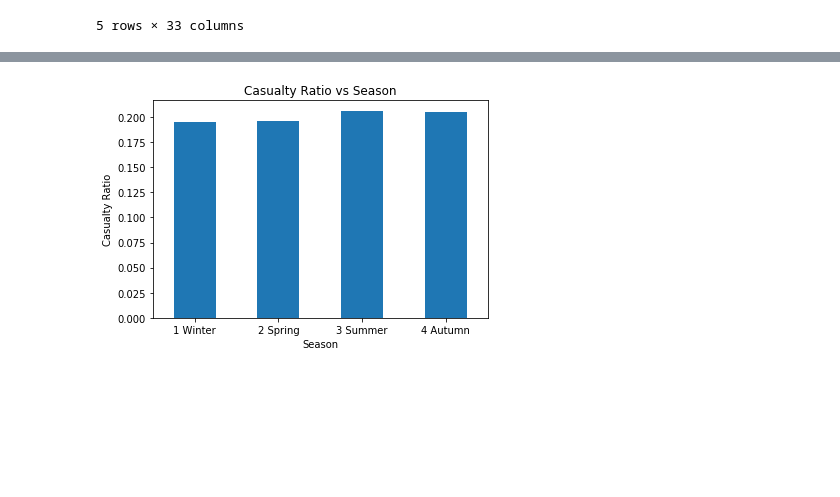
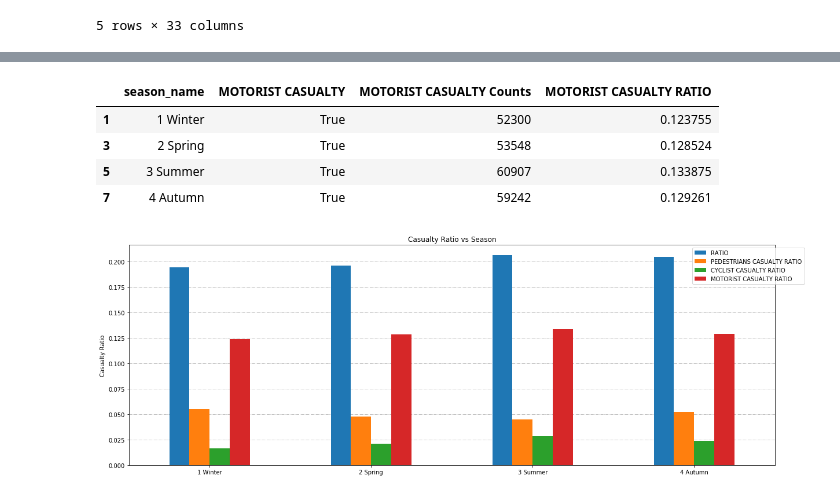
Before and after one commit to urielsun1/Motor-Vehicle-Collisions-Project, a Jupyter notebook: Section 1 Accident Casualty Season.ipynb, the cells around one changed output, grey strips where cells are left out. Saved outputs shown, nothing was run; the diff lists cells and outputs as text; code cells hidden in the pictures; blank space fills up the shorter version.

```diff
--- a/Section 1 Accident Casualty Season.ipynb
+++ b/Section 1 Accident Casualty Season.ipynb
@@ -57,0 +63,7 @@ df1
+# %%
+df2 = df
+df2['PEDESTRIANS CASUALTY']= np.where(df['NUMBER OF PEDESTRIANS INJURED']+df['NUMBER OF PEDESTRIANS KILLED']>0, True, False)
+df2 = df.groupby(['season_name', 'PEDESTRIANS CASUALTY']).size().reset_index(name = 'PEDESTRIANS CASUALTY Counts')
+df2['PEDESTRIANS CASUALTY RATIO'] = df2['PEDESTRIANS CASUALTY Counts']/df2.groupby('season_name')['PEDESTRIANS CASUALTY Counts'].transform('sum')
+df2 = df2[df2['PEDESTRIANS CASUALTY'] == True]
+df2
@@ -57,0 +76,7 @@ df1
+# %%
+df3 = df
+df3['CYCLIST CASUALTY']= np.where(df['NUMBER OF CYCLIST INJURED']+df['NUMBER OF CYCLIST INJURED']>0, True, False)
+df3 = df.groupby(['season_name', 'CYCLIST CASUALTY']).size().reset_index(name = 'CYCLIST CASUALTY Counts')
+df3['CYCLIST CASUALTY RATIO'] = df3['CYCLIST CASUALTY Counts']/df3.groupby('season_name')['CYCLIST CASUALTY Counts'].transform('sum')
+df3 = df3[df3['CYCLIST CASUALTY'] == True]
+df3
@@ -58,9 +89,31 @@ df1
+# %%
+df4 = df
+df4['MOTORIST CASUALTY']= np.where(df['NUMBER OF MOTORIST INJURED']+df['NUMBER OF MOTORIST INJURED']>0, True, False)
+df4 = df.groupby(['season_name', 'MOTORIST CASUALTY']).size().reset_index(name = 'MOTORIST CASUALTY Counts')
+df4['MOTORIST CASUALTY RATIO'] = df4['MOTORIST CASUALTY Counts']/df4.groupby('season_name')['MOTORIST CASUALTY Counts'].transform('sum')
+df4 = df4[df4['MOTORIST CASUALTY'] == True]
+df4
+# %% [output]
+|  | season_name | MOTORIST CASUALTY | MOTORIST CASUALTY Counts | MOTORIST CASUALTY RATIO |
+| 1 | 1 Winter | True | 52300 | 0.123755 |
+| 3 | 2 Spring | True | 53548 | 0.128524 |
+| 5 | 3 Summer | True | 60907 | 0.133875 |
+| 7 | 4 Autumn | True | 59242 | 0.129261 |
+# %%
+df1_2 = pd.merge(df1, df2, on ='season_name')
+df3_4 = pd.merge(df3, df4, on ='season_name')
+df5 = pd.merge(df1_2, df3_4, on ='season_name')
 # %%
 import matplotlib.pyplot as plt
-df1.plot.bar(x='season_name', y='ratio', rot=0, legend=False)
+plot=df5.plot(x='season_name', y = ['RATIO', 'PEDESTRIANS CASUALTY RATIO', 'CYCLIST CASUALTY RATIO', 'MOTORIST CASUALTY RATIO'],
+         kind ='bar', figsize=(20, 7), stacked = False, rot =0)
 plt.title('Casualty Ratio vs Season')
 plt.ylabel('Casualty Ratio')
-plt.xlabel('Season')
+plt.legend(bbox_to_anchor=(1.05, 1))
+plt.xlabel('')
+plot.yaxis.grid(zorder =0, which='major', linestyle='-.')
+plot.xaxis.grid(which='minor', linewidth= 0)
+plot.set_axisbelow(True)
 plt.show()
 # %% [output]
-[figure, old version]
+[figure, new version]
```
Also changed, not shown: parts of 11 cells of this notebook.
